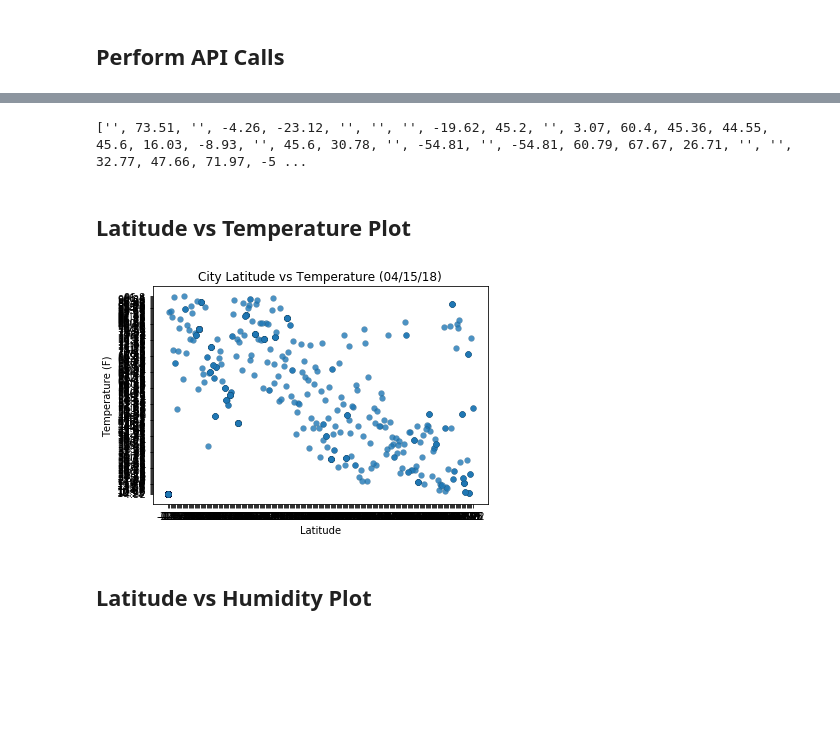
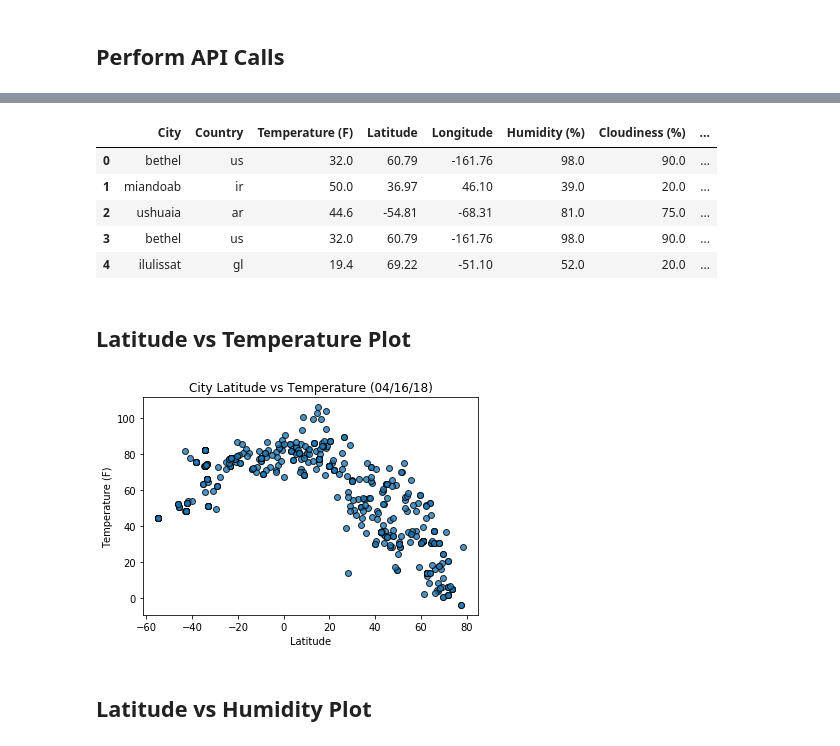
Before and after one commit to sHongJung/Data_Analytics, a Jupyter notebook: 06-API/Instructions/HW.ipynb, the cells around one changed output, grey strips where cells are left out. Saved outputs shown, nothing was run; the diff lists cells and outputs as text; code cells hidden in the pictures; blank space fills up the shorter version.

```diff
--- a/06-API/Instructions/HW.ipynb
+++ b/06-API/Instructions/HW.ipynb
@@ -121,21 +121,31 @@ weather_df.head()
 # Export the City_Data into a csv
 weather_df.to_csv('weather_data_file.csv', index_label="City_ID")
 # %%
-lats = list(weather_df["Latitude"])
-temps = list(weather_df["Temperature (F)"])
-hums = list(weather_df["Humidity (%)"])
-clouds = list(weather_df["Cloudiness (%)"])
-speeds = list(weather_df["Wind Speed (mph)"])
+weather_df.replace('',np.nan, inplace=True)
+clean_weather_df = weather_df.dropna(how='any')
 
-print(lats, temps)
+lats = list(clean_weather_df["Latitude"])
+temps = list(clean_weather_df["Temperature (F)"])
+hums = list(clean_weather_df["Humidity (%)"])
+clouds = list(clean_weather_df["Cloudiness (%)"])
+speeds = list(clean_weather_df["Wind Speed (mph)"])
+
+clean_weather_df = clean_weather_df.reset_index()
+del clean_weather_df['index']
+clean_weather_df.head()
 # %% [output]
-['', 73.51, '', -4.26, -23.12, '', '', '', -19.62, 45.2, '', 3.07, 60.4, 45.36, 44.55, 45.6, 16.03, -8.93, '', 45.6, 30.78, '', -54.81, '', -54.81, 60.79, 67.67, 26.71, '', '', 32.77, 47.66, 71.97, -5 ...
+|  | City | Country | Temperature (F) | Latitude | Longitude | Humidity (%) | Cloudiness (%) | ... |
+| 0 | bethel | us | 32.0 | 60.79 | -161.76 | 98.0 | 90.0 | ... |
+| 1 | miandoab | ir | 50.0 | 36.97 | 46.10 | 39.0 | 20.0 | ... |
+| 2 | ushuaia | ar | 44.6 | -54.81 | -68.31 | 81.0 | 75.0 | ... |
+| 3 | bethel | us | 32.0 | 60.79 | -161.76 | 98.0 | 90.0 | ... |
+| 4 | ilulissat | gl | 19.4 | 69.22 | -51.10 | 52.0 | 20.0 | ... |
 # %% [markdown]
 ## Latitude vs Temperature Plot
 # %%
 # Build scatter plot for latitude vs temperature
 plt.scatter(lats, temps ,edgecolor="black", linewidths=1, marker="o",
-            alpha=0.8,  label="Cities")
+alpha=0.8,  label="Cities")
 
 # Incorporate the other graph properties
 plt.title("City Latitude vs Temperature (%s)" % time.strftime("%x"))
@@ -148,7 +158,7 @@ plt.savefig("Fig1.png")
 # Show plot
 plt.show()
 # %% [output]
-[figure, old version]
+[figure, new version]
 # %% [markdown]
 ## Latitude vs Humidity Plot
 # %%
```
Also changed, not shown: parts of 7 cells of this notebook, 5 other files.
